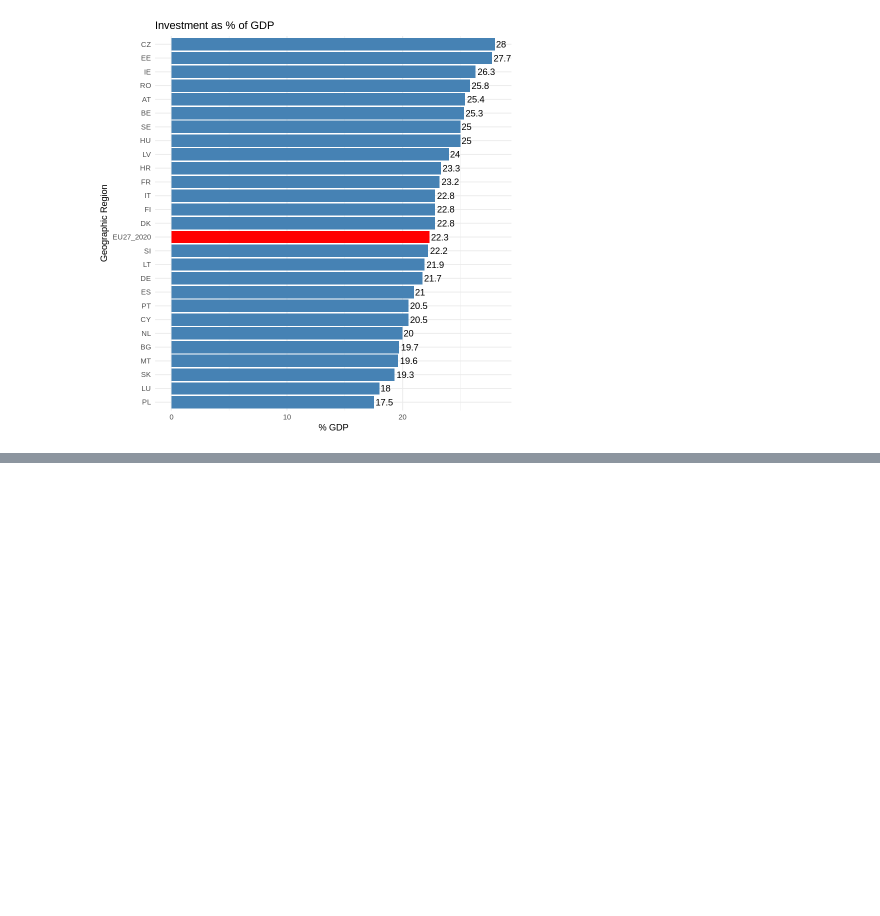
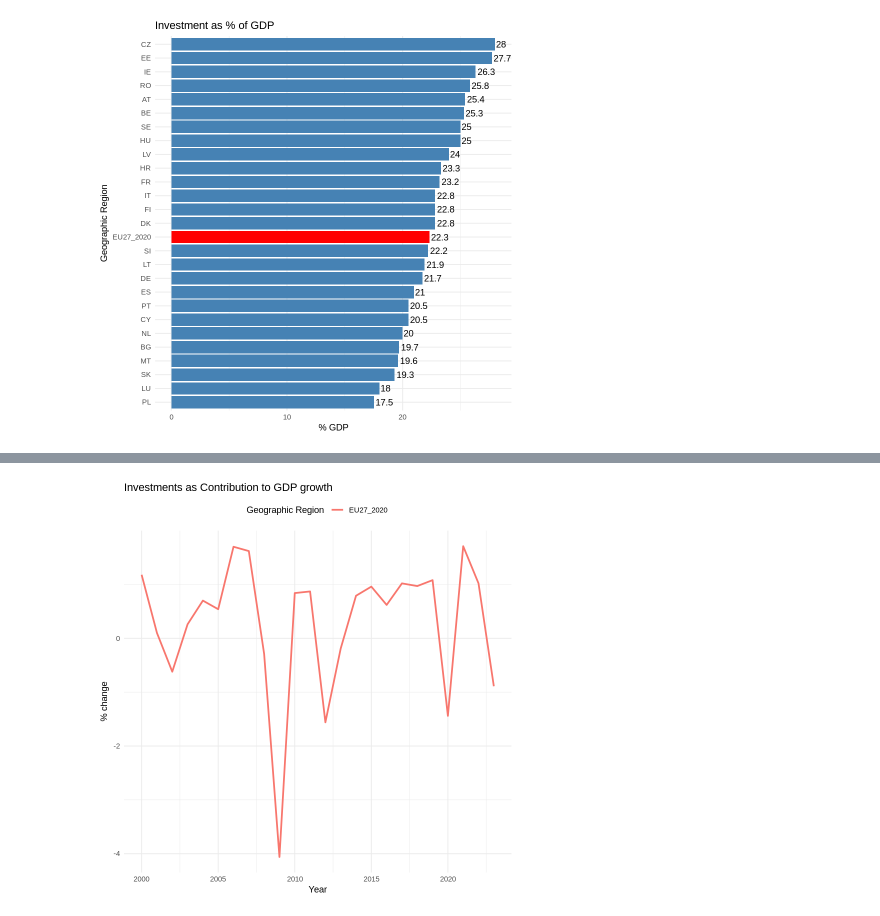
Before and after one commit to urosgodnov/BigData, a Jupyter notebook: ANALYSIS_OF_ECONOMIC_PERFORMANCE_OF_COUNTRIES_OVER_TIME.ipynb, the cells around one changed output, grey strips where cells are left out. Cells and saved outputs as stored; diff of their text form; code cells hidden in the pictures; blank space fills up the shorter version.

```diff
--- a/ANALYSIS_OF_ECONOMIC_PERFORMANCE_OF_COUNTRIES_OVER_TIME.ipynb
+++ b/ANALYSIS_OF_ECONOMIC_PERFORMANCE_OF_COUNTRIES_OVER_TIME.ipynb
@@ -867,0 +965,16 @@ ggplot(df, aes(x = reorder(geo, `% GDP`), y = `% GDP`, fill = geo == "EU27_2020"
+# %%
+units<-"Contribution to GDP growth, percentage point change on previous period"
+na_items<-"Gross capital formation"
+country<-"EU27_2020"
+# %%
+df<-data_1_filtered |>
+  dplyr::filter(unitlabel %in% units) |>
+  dplyr::filter(year>=2000) |>
+  dplyr::filter(geo %in% country) |>
+  dplyr::filter(na_itemlabel %in% na_items) |>
+  dplyr::select(geo,year, values) |>
+  rename("% change"="values")
+
+   df|>
+    gt() |>
+    gts()
@@ -867,0 +999,13 @@ ggplot(df, aes(x = reorder(geo, `% GDP`), y = `% GDP`, fill = geo == "EU27_2020"
+# %%
+ggplot(df, aes(x = year, y = `% change`, color = geo, group = geo)) +
+  geom_line(linewidth = 1) +
+  labs(
+    title = "Investments as Contribution to GDP growth",
+    x = "Year",
+    y = "% change",
+    color = "Geographic Region"
+  ) +
+  theme_minimal() +
+  theme(legend.position = "top")
+# %% [output]
+[figure, added]
```
Also changed, not shown: parts of 8 cells of this notebook.
